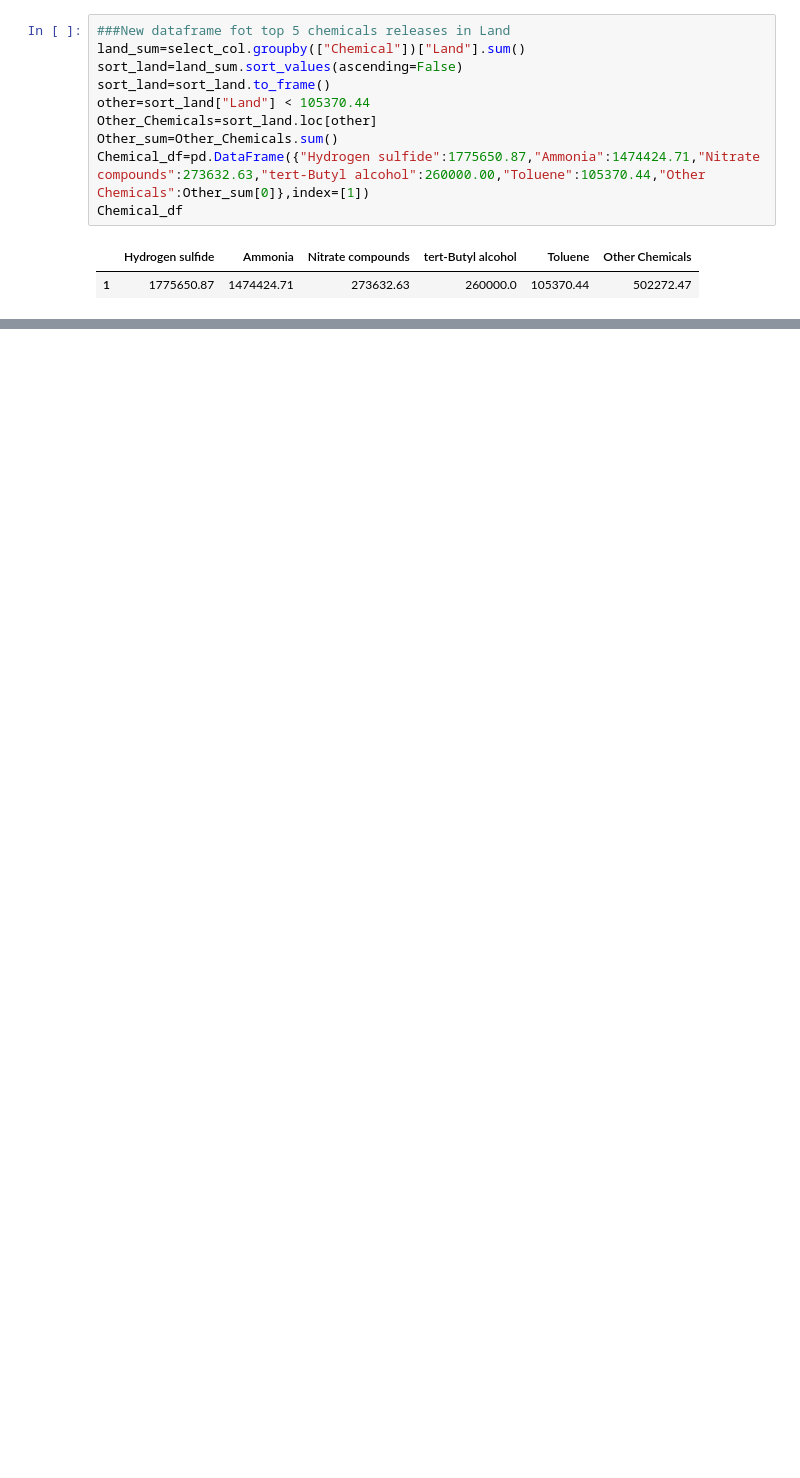
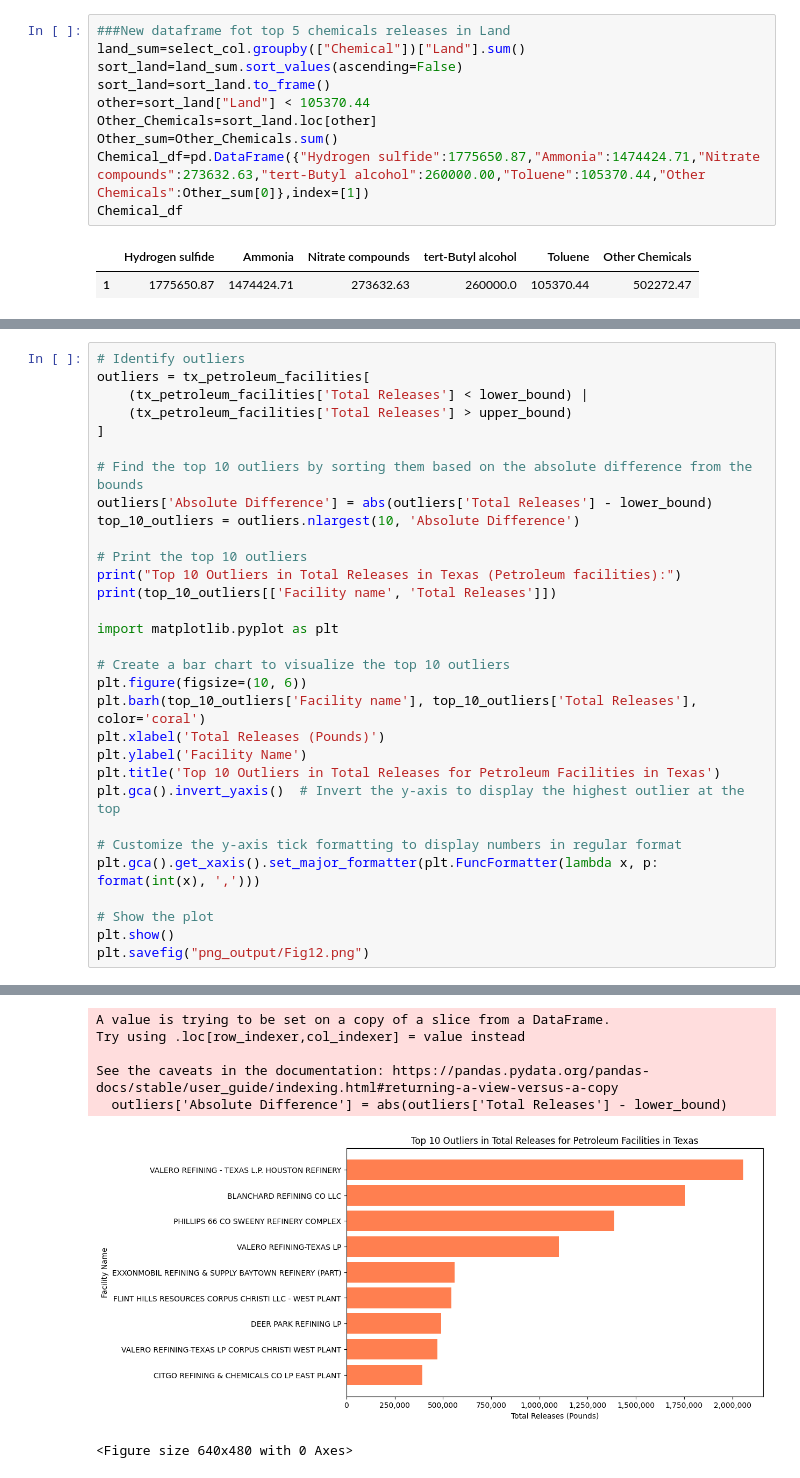
Before and after one commit to talaniz26/Project1Challenge-group4, a Jupyter notebook: data_exploration_cleanup.ipynb, the cells around one changed output, grey strips where cells are left out. Cells and saved outputs as stored; diff of their text form; blank space fills up the shorter version.

```diff
--- a/data_exploration_cleanup.ipynb
+++ b/data_exploration_cleanup.ipynb
@@ -354,0 +727,32 @@ plt.savefig("png_output/Fig7.png")
+# %%
+# Identify outliers
+outliers = tx_petroleum_facilities[
+    (tx_petroleum_facilities['Total Releases'] < lower_bound) |
+    (tx_petroleum_facilities['Total Releases'] > upper_bound)
+]
+
+# Find the top 10 outliers by sorting them based on the absolute difference from the bounds
+outliers['Absolute Difference'] = abs(outliers['Total Releases'] - lower_bound)
+top_10_outliers = outliers.nlargest(10, 'Absolute Difference')
+
+# Print the top 10 outliers
+print("Top 10 Outliers in Total Releases in Texas (Petroleum facilities):")
+print(top_10_outliers[['Facility name', 'Total Releases']])
+
+import matplotlib.pyplot as plt
+
+# Create a bar chart to visualize the top 10 outliers
+plt.figure(figsize=(10, 6))
+plt.barh(top_10_outliers['Facility name'], top_10_outliers['Total Releases'], color='coral')
+plt.xlabel('Total Releases (Pounds)')
+plt.ylabel('Facility Name')
+plt.title('Top 10 Outliers in Total Releases for Petroleum Facilities in Texas')
+plt.gca().invert_yaxis()  # Invert the y-axis to display the highest outlier at the top
+
+# Customize the y-axis tick formatting to display numbers in regular format
+plt.gca().get_xaxis().set_major_formatter(plt.FuncFormatter(lambda x, p: format(int(x), ',')))
+
+# Show the plot
+plt.show()
+plt.savefig("png_output/Fig12.png")
+# %% [output]
@@ -354,0 +771,7 @@ plt.savefig("png_output/Fig7.png")
+A value is trying to be set on a copy of a slice from a DataFrame.
+Try using .loc[row_indexer,col_indexer] = value instead
+
+See the caveats in the documentation: https://pandas.pydata.org/pandas-docs/stable/user_guide/indexing.html#returning-a-view-versus-a-copy
+  outliers['Absolute Difference'] = abs(outliers['Total Releases'] - lower_bound)
+[figure, added]
+<Figure size 640x480 with 0 Axes>
```
Also changed, not shown: parts of 11 cells of this notebook, 11 other files.
